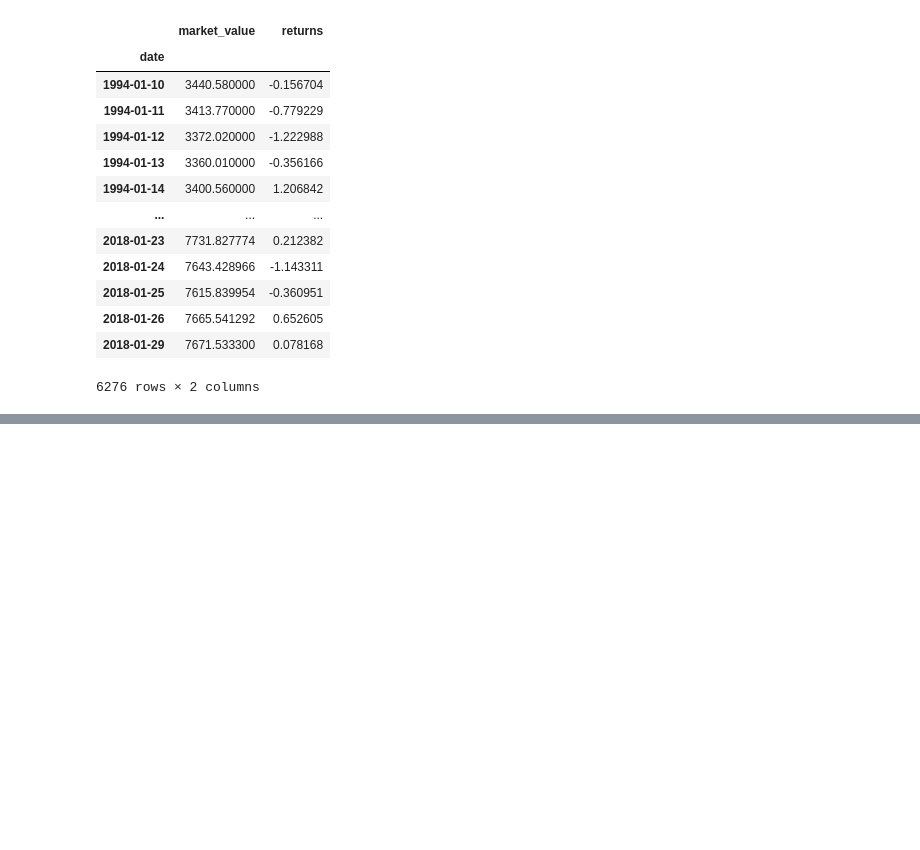
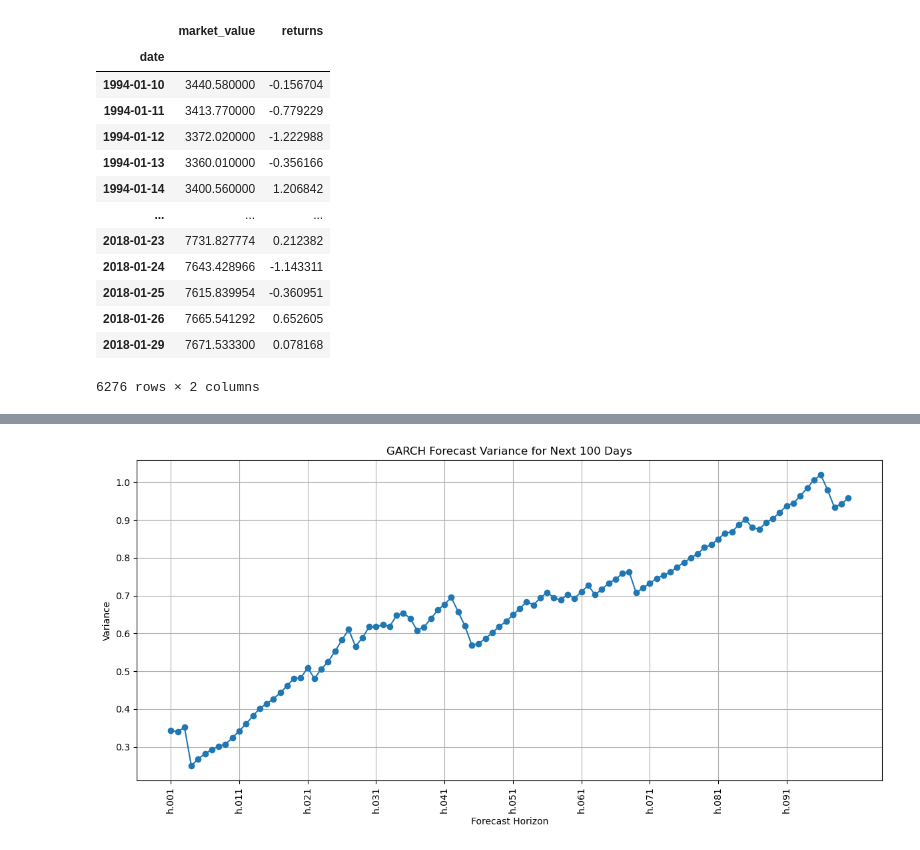
Before and after one commit to niranjan-kamal/time_series_models, a Jupyter notebook: Volatility_models_&_multivariate_regression.ipynb, the cells around one changed output, grey strips where cells are left out. Cells and saved outputs as stored; diff of their text form; code cells hidden in the pictures; blank space fills up the shorter version.

```diff
--- a/Volatility_models.ipynb
+++ b/Volatility_models_&_multivariate_regression.ipynb
@@ -575,0 +586,6 @@ plt.show()
+# %%
+pred_garch = model_garch_1_1_fit.forecast(
+    horizon=100,
+    start = start_date,  # start forecasting from the last date in df
+    align='target',        # put the forecast on the date it forecasts for
+)
@@ -575,0 +600,21 @@ plt.show()
+# %%
+# Extract the last row (forecast values)
+forecast_values = pred_garch.variance.iloc[-1].values
+
+# Extract column names as x-axis labels
+x_labels = pred_garch.variance.columns
+
+# Plot
+plt.figure(figsize=(12, 6))
+plt.plot(x_labels, forecast_values, marker='o')
+plt.xticks(rotation=90)  # Rotate labels for readability
+# x axis labels are conjested so display them in frequency
+plt.xticks(np.arange(0, len(x_labels), 10), rotation=90)  # Show every 10th label
+plt.xlabel('Forecast Horizon')
+plt.ylabel('Variance')
+plt.title('GARCH Forecast Variance for Next 100 Days')
+plt.grid(True)
+plt.tight_layout()
+plt.show()
+# %% [output]
+[figure, added]
```
Also changed, not shown: parts of 12 cells of this notebook.
